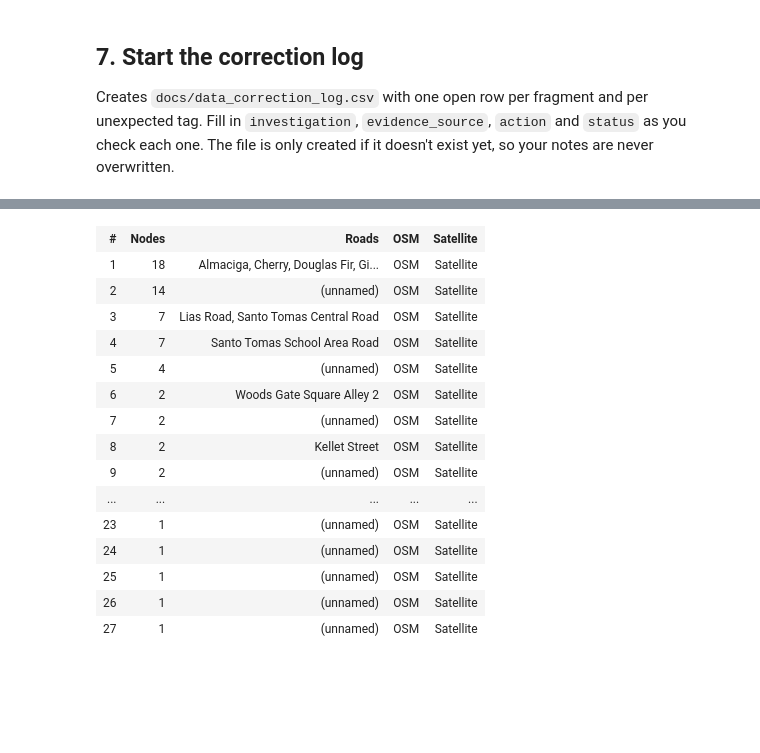
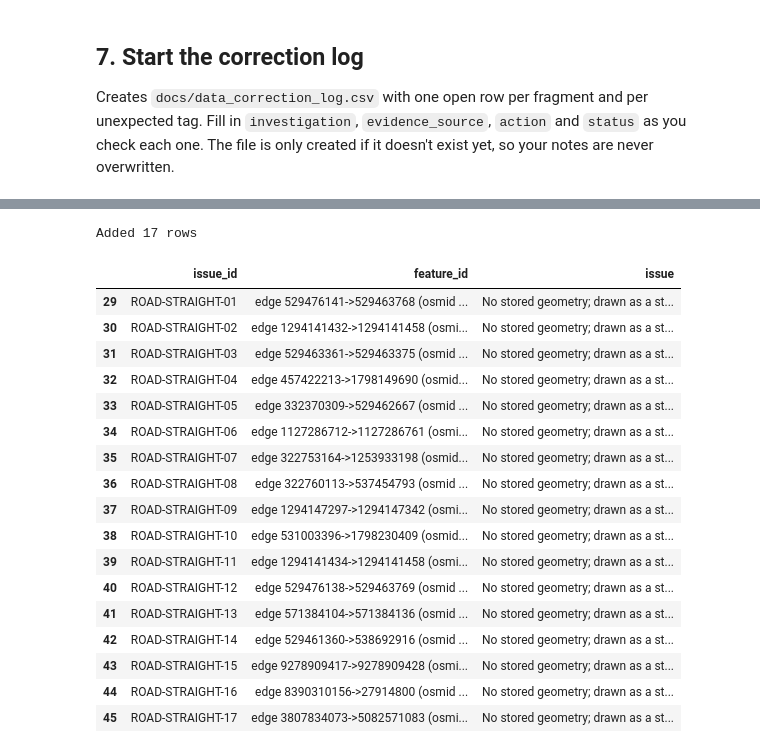
Before and after one commit to gelikadlcrz/baguio-road-accessibility-ml, a Jupyter notebook: notebooks/02_data_correction_roads_landslides_barangays.ipynb, the cells around one changed output, grey strips where cells are left out. Cells and saved outputs as stored; diff of their text form; code cells hidden in the pictures; blank space fills up the shorter version.

```diff
--- a/notebooks/02_data_correction_roads_landslides_barangays.ipynb
+++ b/notebooks/02_data_correction_roads_landslides_barangays.ipynb
@@ -255,28 +255,40 @@ Created /Users/francie/Downloads/baguio-road-accessibility-ml/docs/data_correcti
 | 26 | ROAD-027 | roads | component 27 (1 nodes; (unnamed)) | Disconnected from main network; 1... |  | https://www.openstreetmap.org/#ma... |  | open |  |
 | 27 | ROAD-TAG-01 | roads | osmid [346317438, 953087702] (475... | Unexpected highway tag: ['unclass... |  |  |  | open |  |
 | 28 | ROAD-TAG-02 | roads | osmid 1017685386 (9386868979->938... | Unexpected highway tag: bus_stop |  |  |  | open |  |
-# %%
-from IPython.display import HTML
-rows = ''.join(
-    f"<tr><td>{r.component}</td><td>{r.n_nodes}</td><td>{r.road_names}</td>"
-    f"<td><a href='{r.osm_link}' target='_blank'>OSM</a></td>"
-    f"<td><a href='https://www.google.com/maps/@{r.lat},{r.lon},19z/data=!3m1!1e3' target='_blank'>Satellite</a></td></tr>"
-    for r in fragments.itertuples())
-HTML(f"<table><tr><th>#</th><th>Nodes</th><th>Roads</th><th>OSM</th><th>Satellite</th></tr>{rows}</table>")
-# %% [output]
-| # | Nodes | Roads | OSM | Satellite |
-| 1 | 18 | Almaciga, Cherry, Douglas Fir, Gi... | OSM | Satellite |
-| 2 | 14 | (unnamed) | OSM | Satellite |
-| 3 | 7 | Lias Road, Santo Tomas Central Road | OSM | Satellite |
-| 4 | 7 | Santo Tomas School Area Road | OSM | Satellite |
-| 5 | 4 | (unnamed) | OSM | Satellite |
-| 6 | 2 | Woods Gate Square Alley 2 | OSM | Satellite |
-| 7 | 2 | (unnamed) | OSM | Satellite |
-| 8 | 2 | Kellet Street | OSM | Satellite |
-| 9 | 2 | (unnamed) | OSM | Satellite |
-| ... | ... | ... | ... | ... |
-| 23 | 1 | (unnamed) | OSM | Satellite |
-| 24 | 1 | (unnamed) | OSM | Satellite |
-| 25 | 1 | (unnamed) | OSM | Satellite |
-| 26 | 1 | (unnamed) | OSM | Satellite |
-| 27 | 1 | (unnamed) | OSM | Satellite |
+# %%
+log = pd.read_csv(LOG_PATH, dtype=str)
+if not log.issue_id.str.startswith('ROAD-STRAIGHT').any():
+    rows = []
+    for j, r in enumerate(long_straight.itertuples(), start=1):
+        c = long_straight.loc[[r.Index]].to_crs(PROJECTED_CRS).geometry.centroid.to_crs(GEOGRAPHIC_CRS).iloc[0]
+        rows.append({
+            'issue_id': f'ROAD-STRAIGHT-{j:02d}', 'dataset': 'roads',
+            'feature_id': f'edge {r.u}->{r.v} (osmid {r.osmid}; {r.name})',
+            'issue': f'No stored geometry; drawn as a straight line over {r.length_m:.0f} m',
+            'investigation': '',
+            'evidence_source': f'{r.osm_link}; https://www.google.com/maps/@{c.y:.6f},{c.x:.6f},19z/data=!3m1!1e3',
+            'action': '', 'status': 'open', 'notes': ''})
+    log = pd.concat([log, pd.DataFrame(rows)], ignore_index=True)
+    log.to_csv(LOG_PATH, index=False)
+    print(f'Added {len(rows)} rows')
+display(log[log.issue_id.str.startswith('ROAD-STRAIGHT')][['issue_id', 'feature_id', 'issue']])
+# %% [output]
+Added 17 rows
+|  | issue_id | feature_id | issue |
+| 29 | ROAD-STRAIGHT-01 | edge 529476141->529463768 (osmid ... | No stored geometry; drawn as a st... |
+| 30 | ROAD-STRAIGHT-02 | edge 1294141432->1294141458 (osmi... | No stored geometry; drawn as a st... |
+| 31 | ROAD-STRAIGHT-03 | edge 529463361->529463375 (osmid ... | No stored geometry; drawn as a st... |
+| 32 | ROAD-STRAIGHT-04 | edge 457422213->1798149690 (osmid... | No stored geometry; drawn as a st... |
+| 33 | ROAD-STRAIGHT-05 | edge 332370309->529462667 (osmid ... | No stored geometry; drawn as a st... |
+| 34 | ROAD-STRAIGHT-06 | edge 1127286712->1127286761 (osmi... | No stored geometry; drawn as a st... |
+| 35 | ROAD-STRAIGHT-07 | edge 322753164->1253933198 (osmid... | No stored geometry; drawn as a st... |
+| 36 | ROAD-STRAIGHT-08 | edge 322760113->537454793 (osmid ... | No stored geometry; drawn as a st... |
+| 37 | ROAD-STRAIGHT-09 | edge 1294147297->1294147342 (osmi... | No stored geometry; drawn as a st... |
+| 38 | ROAD-STRAIGHT-10 | edge 531003396->1798230409 (osmid... | No stored geometry; drawn as a st... |
+| 39 | ROAD-STRAIGHT-11 | edge 1294141434->1294141458 (osmi... | No stored geometry; drawn as a st... |
+| 40 | ROAD-STRAIGHT-12 | edge 529476138->529463769 (osmid ... | No stored geometry; drawn as a st... |
+| 41 | ROAD-STRAIGHT-13 | edge 571384104->571384136 (osmid ... | No stored geometry; drawn as a st... |
+| 42 | ROAD-STRAIGHT-14 | edge 529461360->538692916 (osmid ... | No stored geometry; drawn as a st... |
+| 43 | ROAD-STRAIGHT-15 | edge 9278909417->9278909428 (osmi... | No stored geometry; drawn as a st... |
+| 44 | ROAD-STRAIGHT-16 | edge 8390310156->27914800 (osmid ... | No stored geometry; drawn as a st... |
+| 45 | ROAD-STRAIGHT-17 | edge 3807834073->5082571083 (osmi... | No stored geometry; drawn as a st... |
```
Also changed, not shown: parts of 2 cells of this notebook, 2 other files.
